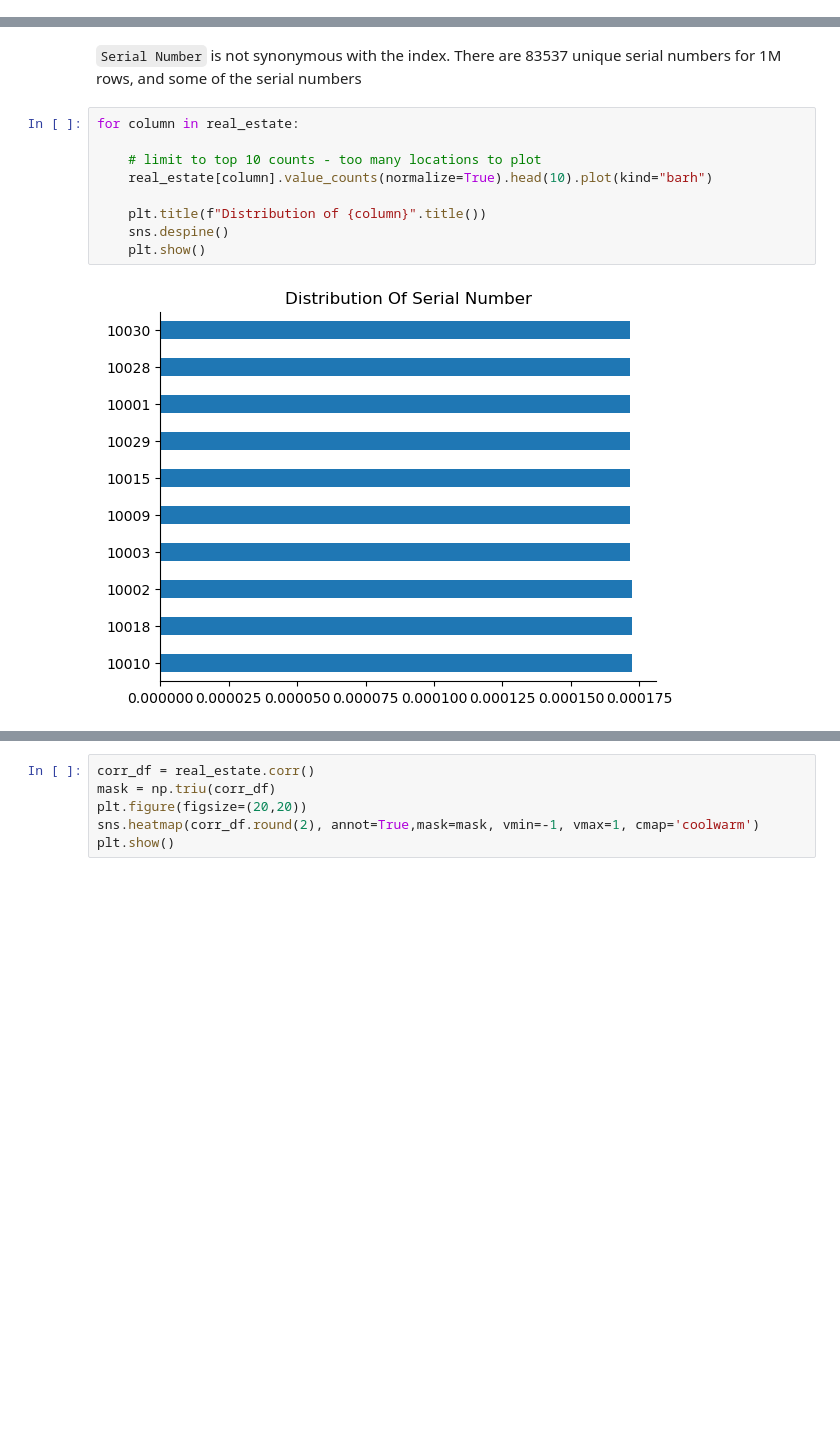
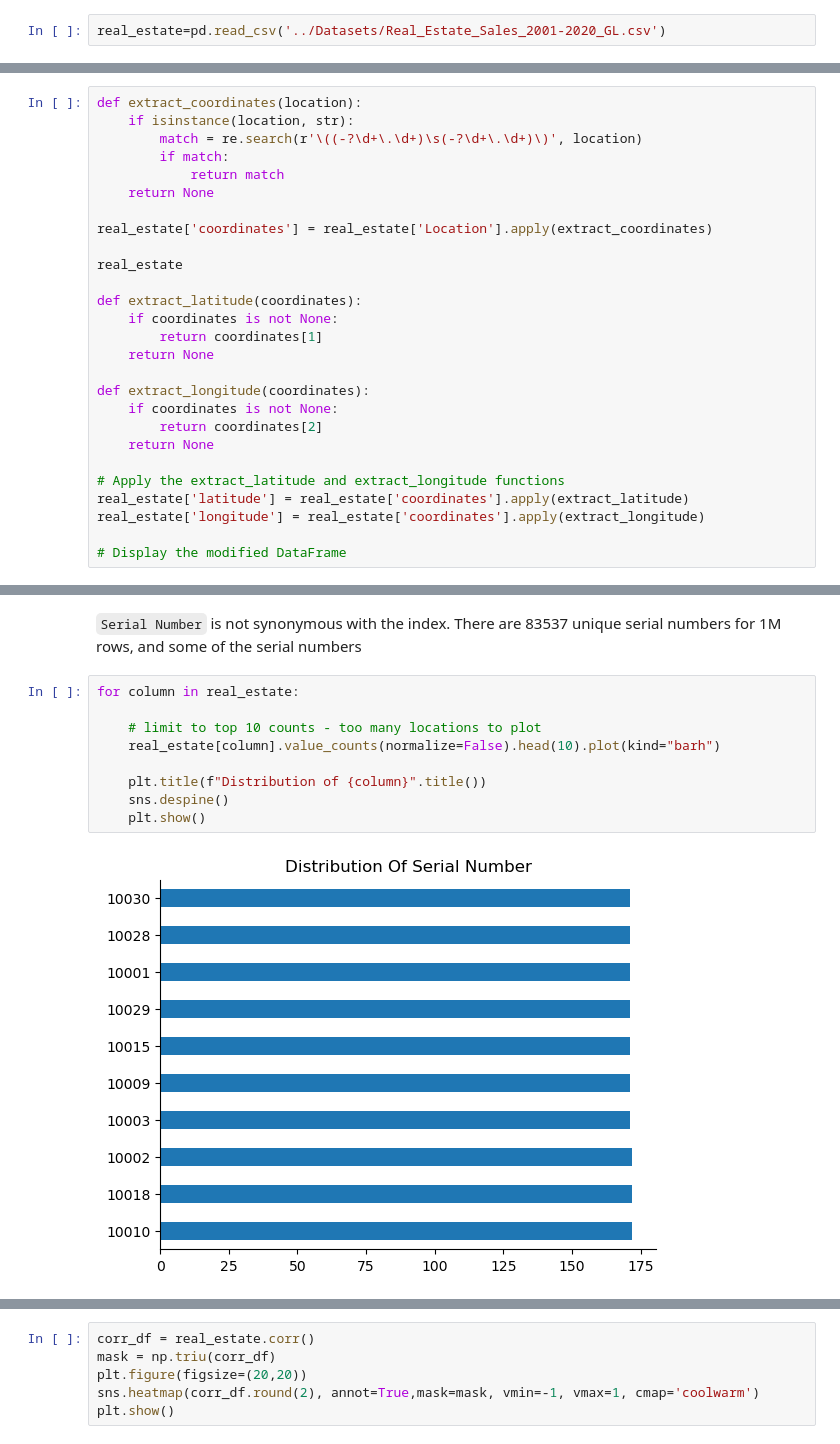
Before and after one commit to haesun-jung/capstone, a Jupyter notebook: EDA/EDA.ipynb, the cells around one changed output, grey strips where cells are left out. Saved outputs shown, nothing was run; the diff lists cells and outputs as text; blank space fills up the shorter version.

```diff
--- a/EDA/EDA.ipynb
+++ b/EDA/EDA.ipynb
@@ -56,3 +41,5 @@ except ox.geocoder.InsufficientResponseError:
+# %%
+real_estate=pd.read_csv('../Datasets/Real_Estate_Sales_2001-2020_GL.csv')
 # %% [markdown]
 To get the basic idea about the dataset, 10 rows are called:
 # %% [raw]
@@ -88,3 +75,30 @@ Data columns (total 14 columns):
  13  Location          197697 non-null  object
 dtypes: float64(3), int64(2), object(9)
 memory usage: 106.5+ MB
+# %%
+def extract_coordinates(location):
+    if isinstance(location, str):
+        match = re.search(r'\((-?\d+\.\d+)\s(-?\d+\.\d+)\)', location)
+        if match:
+            return match
+    return None
+
+real_estate['coordinates'] = real_estate['Location'].apply(extract_coordinates)
+
+real_estate
+
+def extract_latitude(coordinates):
+    if coordinates is not None:
+        return coordinates[1]
+    return None
+
+def extract_longitude(coordinates):
+    if coordinates is not None:
+        return coordinates[2]
+    return None
+
+# Apply the extract_latitude and extract_longitude functions
+real_estate['latitude'] = real_estate['coordinates'].apply(extract_latitude)
+real_estate['longitude'] = real_estate['coordinates'].apply(extract_longitude)
+
+# Display the modified DataFrame
@@ -164,11 +189,11 @@ real_estate[]
 # %%
 for column in real_estate:
 
     # limit to top 10 counts - too many locations to plot
-    real_estate[column].value_counts(normalize=True).head(10).plot(kind="barh")
+    real_estate[column].value_counts(normalize=False).head(10).plot(kind="barh")
 
     plt.title(f"Distribution of {column}".title())
     sns.despine()
     plt.show()
 # %% [output]
-[figure, old version]
+[figure, new version]
```
Also changed, not shown: parts of 15 cells of this notebook, 7 other files.
